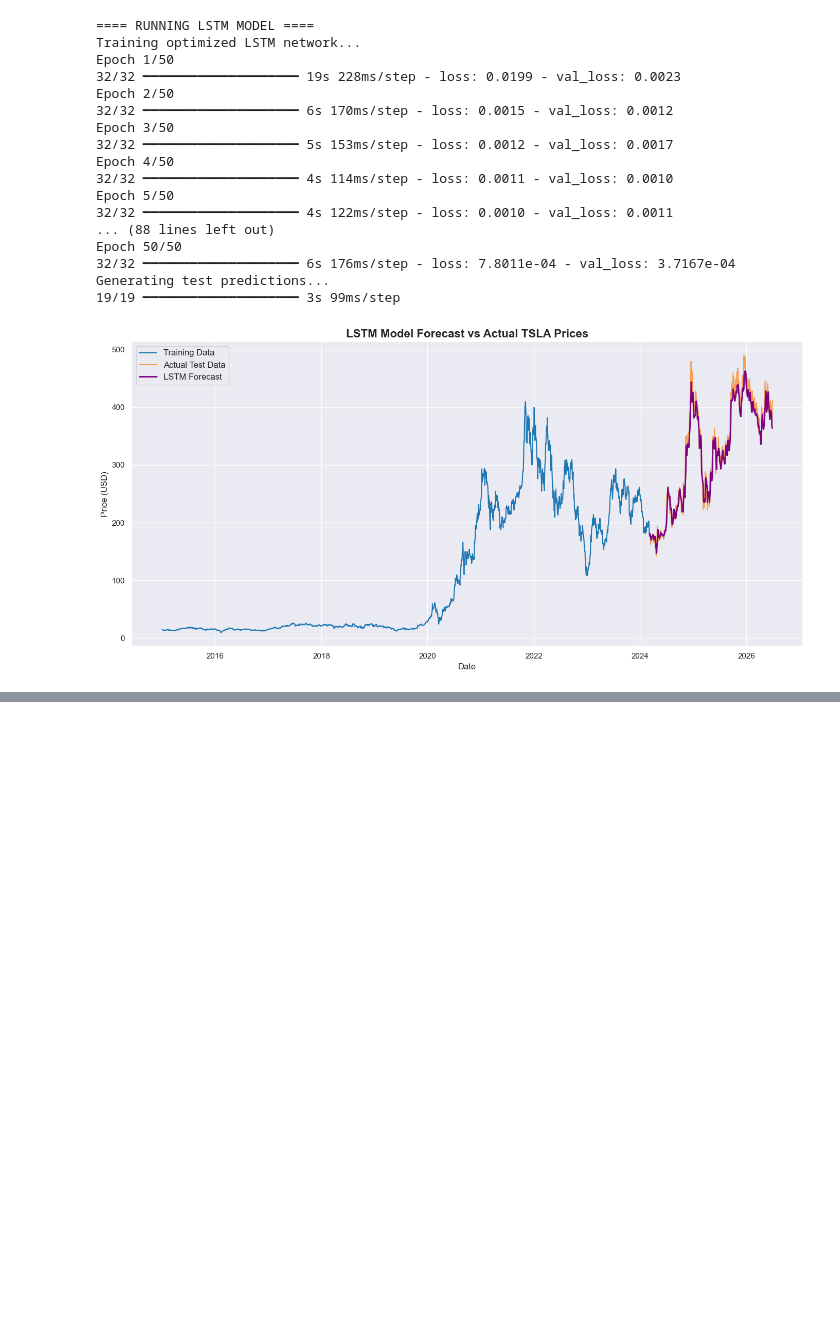
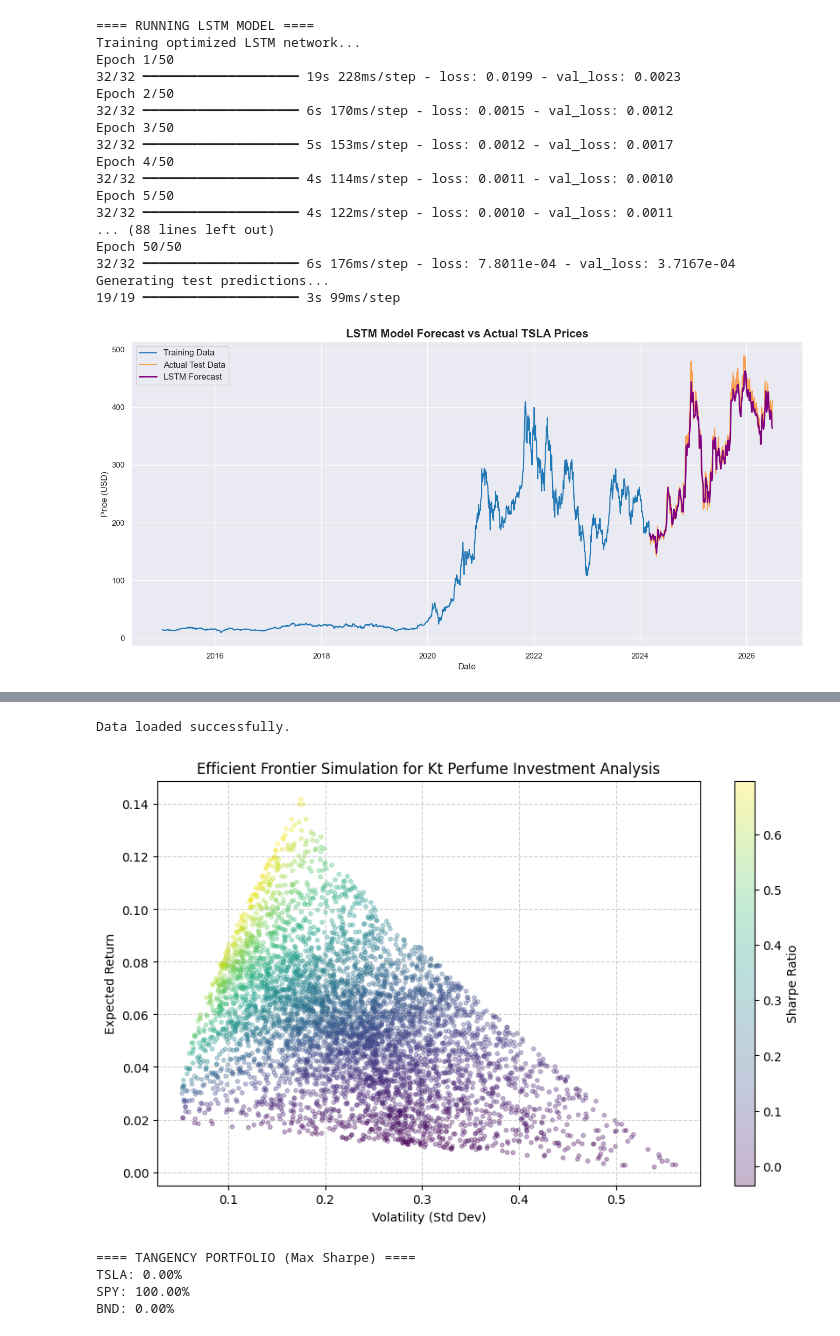
Before and after one commit to KetimTesfaye/portfolio-optimization, a Jupyter notebook: notebooks/02_time_series_forecasting.ipynb, the cells around one changed output, grey strips where cells are left out. Cells and saved outputs as stored; diff of their text form; code cells hidden in the pictures; blank space fills up the shorter version.

```diff
--- a/notebooks/02_time_series_forecasting.ipynb
+++ b/notebooks/02_time_series_forecasting.ipynb
@@ -1146,0 +1827,76 @@ Result: The LSTM deep learning model outperformed the ARIMA model, exhibiting a
+# %%
+import numpy as np
+import pandas as pd
+from scipy.optimize import minimize
+import matplotlib.pyplot as plt
+import os
+
+# --- DATA LOADING ---
+try:
+    df_returns_cleaned = pd.read_csv('../data/processed/asset_prices.csv', index_col=0, parse_dates=True).pct_change().dropna()
+    forecast_path = '../data/processed/asset_returns.csv'
+    if not os.path.exists(forecast_path):
+        raise FileNotFoundError(f"Could not find {forecast_path}")
+    lstm_forecast_series = pd.read_csv(forecast_path, index_col=0).iloc[:, 0]
+    print("Data loaded successfully.")
+except Exception as e:
+    print(f"Error loading data: {e}")
+    exit()
+
+# 1. Prepare Expected Returns & Covariance
+hist_returns = df_returns_cleaned.mean() * 252
+lstm_annualized_return = (lstm_forecast_series.pct_change().mean()) * 252
+
+expected_returns = pd.Series({'TSLA': lstm_annualized_return, 'SPY': hist_returns['SPY'], 'BND': hist_returns['BND']})
+cov_matrix = df_returns_cleaned[['TSLA', 'SPY', 'BND']].cov() * 252
+
+# 2. Portfolio Functions
+def portfolio_performance(weights, returns, cov_matrix):
+    port_return = np.sum(returns * weights)
+    port_vol = np.sqrt(np.dot(weights.T, np.dot(cov_matrix, weights)))
+    return port_return, port_vol
+
+# 3. Efficient Frontier Simulation
+num_portfolios = 5000
+results = np.zeros((3, num_portfolios))
+weights_record = []
+
+for i in range(num_portfolios):
+    weights = np.random.random(len(expected_returns))
+    weights /= np.sum(weights)
+    weights_record.append(weights)
+    p_ret, p_vol = portfolio_performance(weights, expected_returns, cov_matrix)
+    results[0, i] = p_ret
+    results[1, i] = p_vol
+    results[2, i] = (p_ret - 0.02) / p_vol # Sharpe Ratio
+
+# 4. Visualization
+plt.figure(figsize=(10, 6))
+plt.scatter(results[1, :], results[0, :], c=results[2, :], cmap='viridis', marker='o', s=10, alpha=0.3)
+plt.colorbar(label='Sharpe Ratio')
+plt.title('Efficient Frontier Simulation for Kt Perfume Investment Analysis')
+plt.xlabel('Volatility (Std Dev)')
+plt.ylabel('Expected Return')
+plt.grid(True, linestyle='--', alpha=0.6)
+plt.show()
+
+# 5. Optimization (Tangency Portfolio)
+def negative_sharpe(weights, returns, cov_matrix, risk_free_rate=0.02):
+    p_ret, p_vol = portfolio_performance(weights, returns, cov_matrix)
+    return -(p_ret - risk_free_rate) / p_vol
+
+constraints = ({'type': 'eq', 'fun': lambda x: np.sum(x) - 1})
+bounds = tuple((0, 1) for asset in range(len(expected_returns)))
+result = minimize(negative_sharpe, len(expected_returns) * [1./len(expected_returns)],
+                  args=(expected_returns, cov_matrix), method='SLSQP', bounds=bounds, constraints=constraints)
+
+print("\n==== TANGENCY PORTFOLIO (Max Sharpe) ====")
+for asset, weight in zip(expected_returns.index, result.x):
+    print(f"{asset}: {weight:.2%}")
+# %% [output]
+Data loaded successfully.
+[figure, added]
+==== TANGENCY PORTFOLIO (Max Sharpe) ====
+TSLA: 0.00%
+SPY: 100.00%
+BND: 0.00%
```
Also changed, not shown: parts of 12 cells of this notebook.
